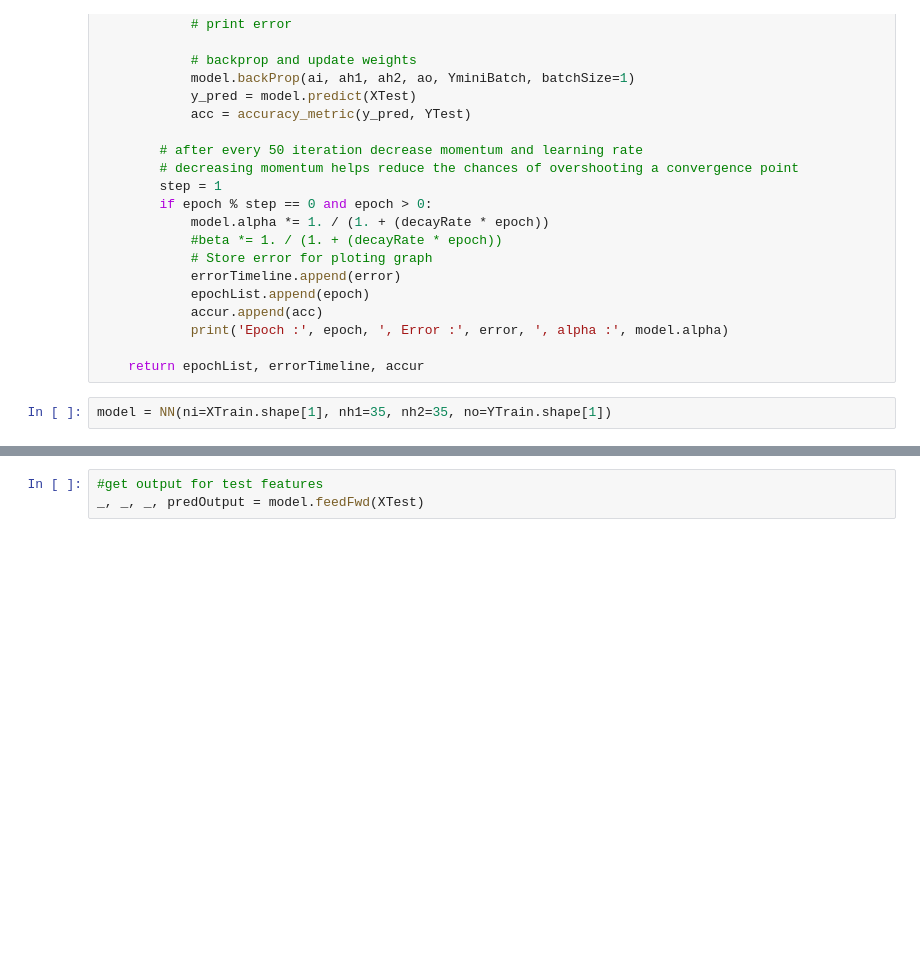
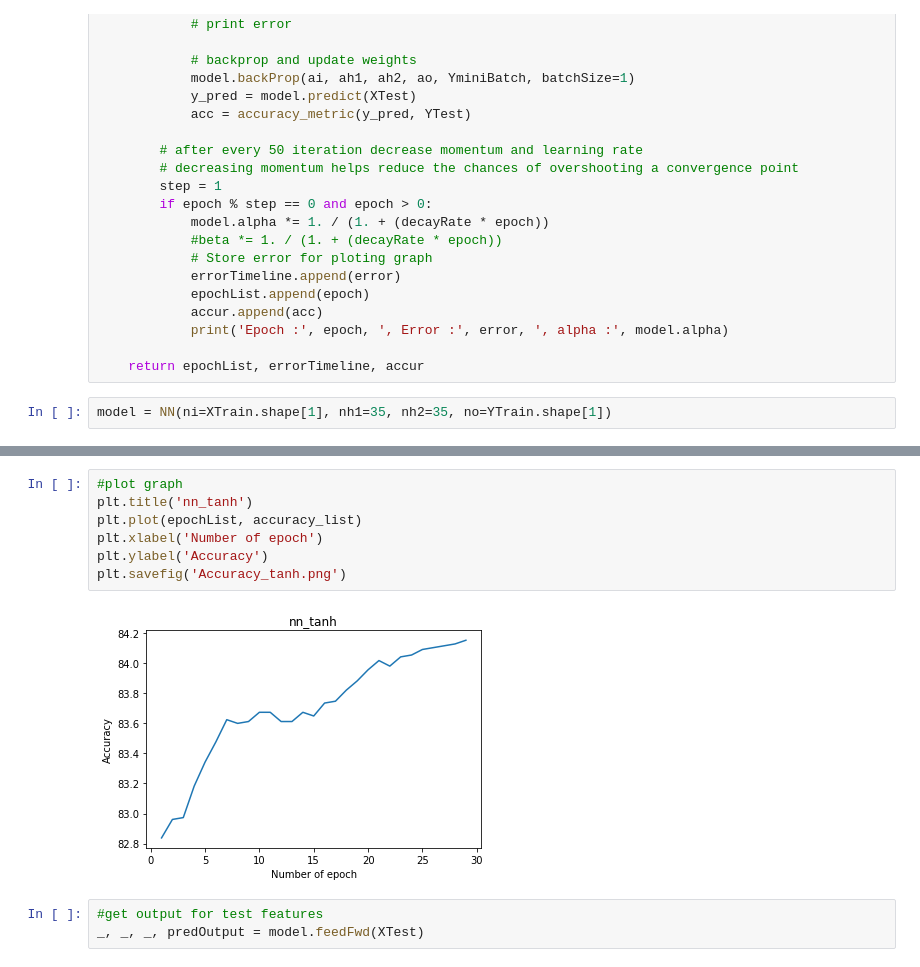
Before and after one commit to arxitekton/DL, a Jupyter notebook: final_project_v4_tanh.ipynb, the cells around one changed output, grey strips where cells are left out. Cells and saved outputs as stored; diff of their text form; blank space fills up the shorter version.

```diff
--- a/final_project_v4_tanh.ipynb
+++ b/final_project_v4_tanh.ipynb
@@ -361,3 +338,12 @@ plt.savefig('loss-function_tanh.png')
+# %%
+#plot graph
+plt.title('nn_tanh')
+plt.plot(epochList, accuracy_list)
+plt.xlabel('Number of epoch')
+plt.ylabel('Accuracy')
+plt.savefig('Accuracy_tanh.png')
+# %% [output]
+[figure, added]
 # %%
 #get output for test features
 _, _, _, predOutput = model.feedFwd(XTest)
```
Also changed, not shown: parts of 23 cells of this notebook, 2 other files.
